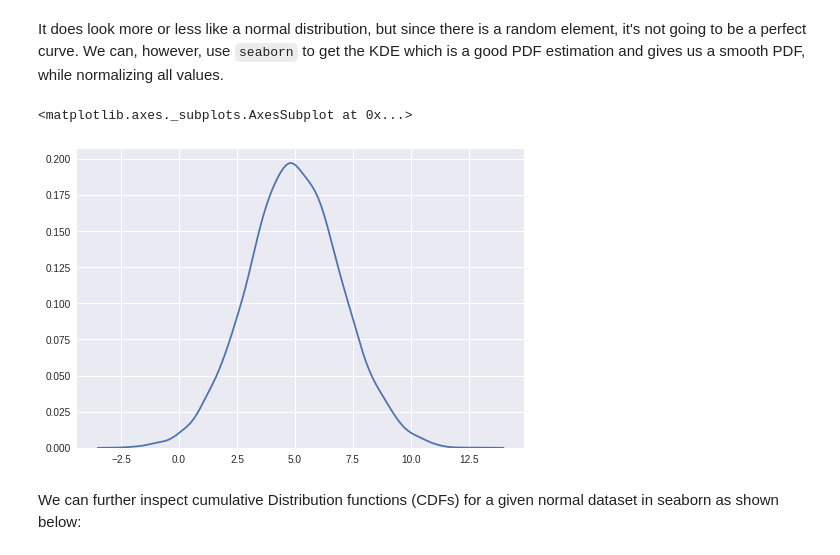
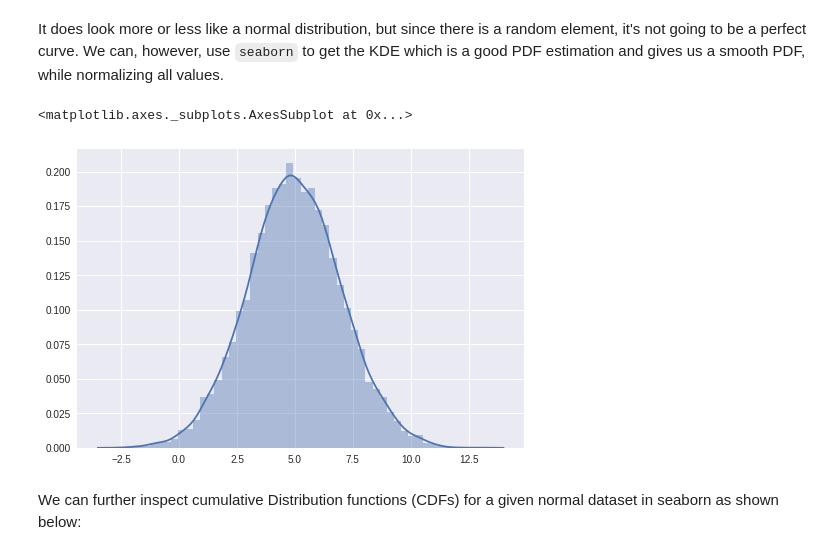
Before and after one commit to Pietrassyk/dsc-probability-distributions-recap-nyc-ds-career-042219, a Jupyter notebook: index.ipynb, the cells around one changed output. Saved outputs shown, nothing was run; the diff lists cells and outputs as text; code cells hidden in the pictures.

```diff
--- a/index.ipynb
+++ b/index.ipynb
@@ -103,10 +103,10 @@ It does look more or less like a normal distribution, but since there is a rando
 be a perfect curve. We can, however, use `seaborn` to get the KDE which is a good PDF estimation and gives us a smooth PDF, while normalizing all values.
 # %%
 import seaborn as sns
-sns.kdeplot(values)
+sns.distplot(values)
 # %% [output]
 <matplotlib.axes._subplots.AxesSubplot at 0x...>
-[figure, old version]
+[figure, new version]
 # %% [markdown]
 We can further inspect cumulative Distribution functions (CDFs) for a given normal dataset in seaborn as shown below:
 # %%
```
